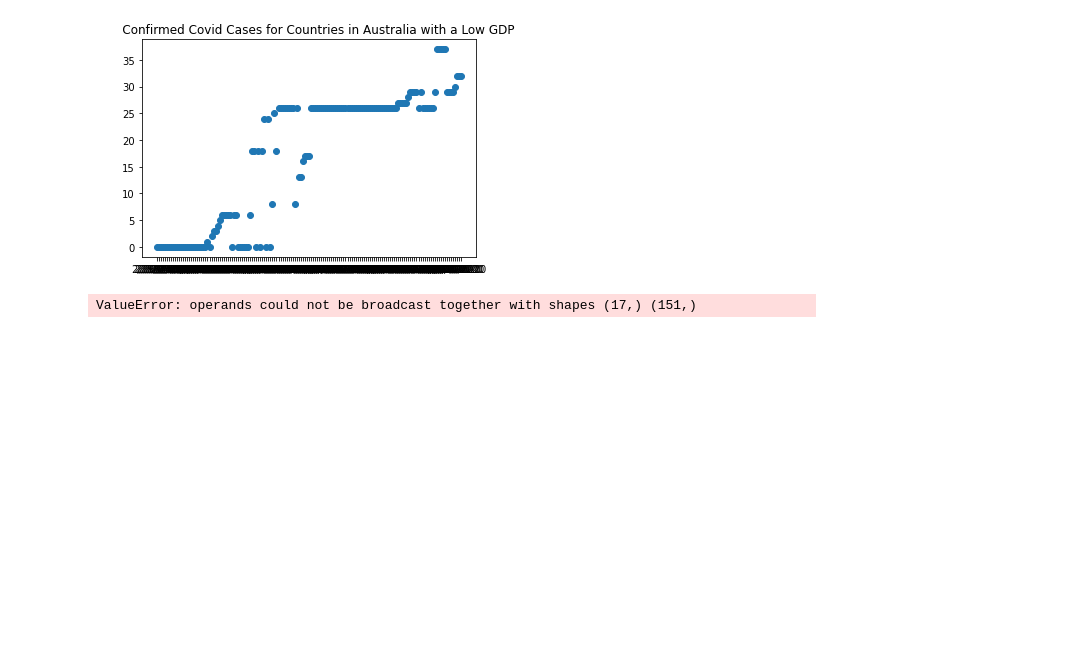
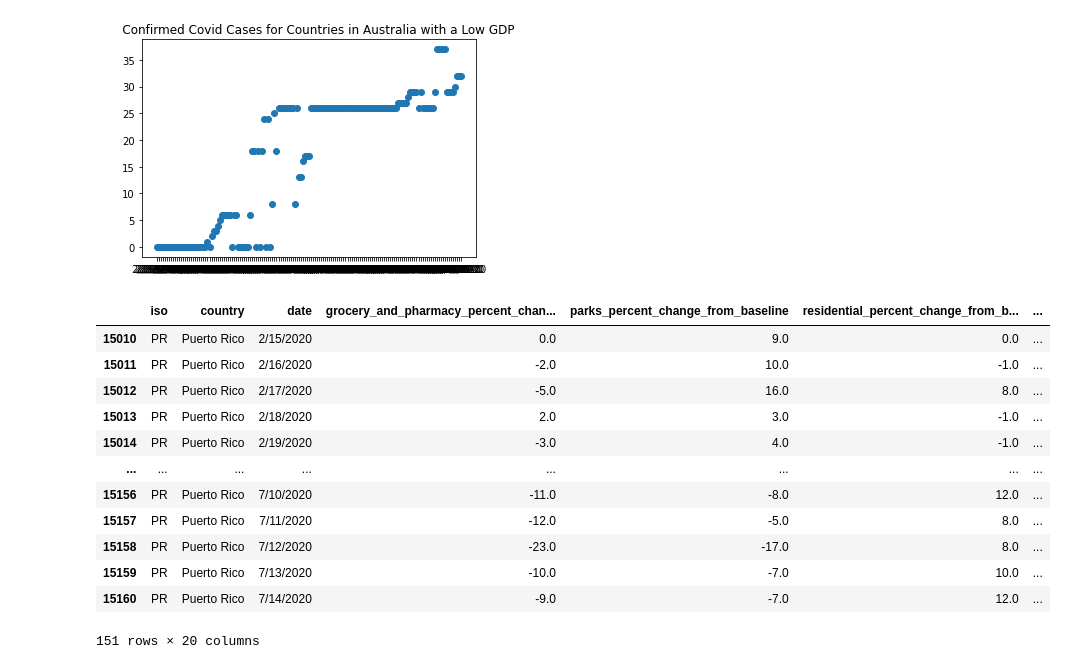
Before and after one commit to christophersingh/Covid-Analysis, a Jupyter notebook: COVID.ipynb, the cells around one changed output. Drawn from its saved outputs; the diff is of its cells as text; code cells hidden in the pictures; blank space fills up the shorter version.

Commit message:
COVID
Changes to python nb

```diff
--- a/COVID.ipynb
+++ b/COVID.ipynb
@@ -1,5 +0,0 @@
-# %%
-import pandas as pd
-
-df = pd.read_csv('./dataset/COVID-19.csv')
-df
@@ -238,22 +224,22 @@ covid_by_date(australia, australiaLow, 'Australia')
 [figure]
 [figure]
 [figure]
-# %%
-from pylab import *
-from scipy.optimize import curve_fit
-
-x = europe[europeHigh]['date'].unique()
-y = europe[europeHigh].groupby(['date'])['confirmed_cases'].sum()
-
-def func(x, a, b, c, d):
-    return a*np.exp(-c*(x-b))+d
-
-popt, pcov = curve_fit(func, x, y, [100,400,0.001,0])
-print (popt)
-
-plot(x,y)
-x=linspace(400,6000,10000)
-plot(x,func(x,*popt))
-show()
-# %% [output]
-ValueError: operands could not be broadcast together with shapes (17,) (151,)
+# %%
+Mexico = northAmerica[northAmericaLow][northAmerica[northAmericaLow]['country']=='Mexico']
+UnitedStates = northAmerica[northAmericaHigh][northAmerica[northAmericaHigh]['country']=='United States']
+Canada = northAmerica[northAmericaHigh][northAmerica[northAmericaHigh]['country']=='Canada']
+PuertoRico = northAmerica[northAmericaHigh][northAmerica[northAmericaHigh]['country']=='Puerto Rico']
+# %% [output]
+|  | iso | country | date | grocery_and_pharmacy_percent_chan... | parks_percent_change_from_baseline | residential_percent_change_from_b... | ... |
+| 15010 | PR | Puerto Rico | 2/15/2020 | 0.0 | 9.0 | 0.0 | ... |
+| 15011 | PR | Puerto Rico | 2/16/2020 | -2.0 | 10.0 | -1.0 | ... |
+| 15012 | PR | Puerto Rico | 2/17/2020 | -5.0 | 16.0 | 8.0 | ... |
+| 15013 | PR | Puerto Rico | 2/18/2020 | 2.0 | 3.0 | -1.0 | ... |
+| 15014 | PR | Puerto Rico | 2/19/2020 | -3.0 | 4.0 | -1.0 | ... |
+| ... | ... | ... | ... | ... | ... | ... | ... |
+| 15156 | PR | Puerto Rico | 7/10/2020 | -11.0 | -8.0 | 12.0 | ... |
+| 15157 | PR | Puerto Rico | 7/11/2020 | -12.0 | -5.0 | 8.0 | ... |
+| 15158 | PR | Puerto Rico | 7/12/2020 | -23.0 | -17.0 | 8.0 | ... |
+| 15159 | PR | Puerto Rico | 7/13/2020 | -10.0 | -7.0 | 10.0 | ... |
+| 15160 | PR | Puerto Rico | 7/14/2020 | -9.0 | -7.0 | 12.0 | ... |
+151 rows × 20 columns
```
Also changed, not shown: parts of 16 cells of this notebook.
